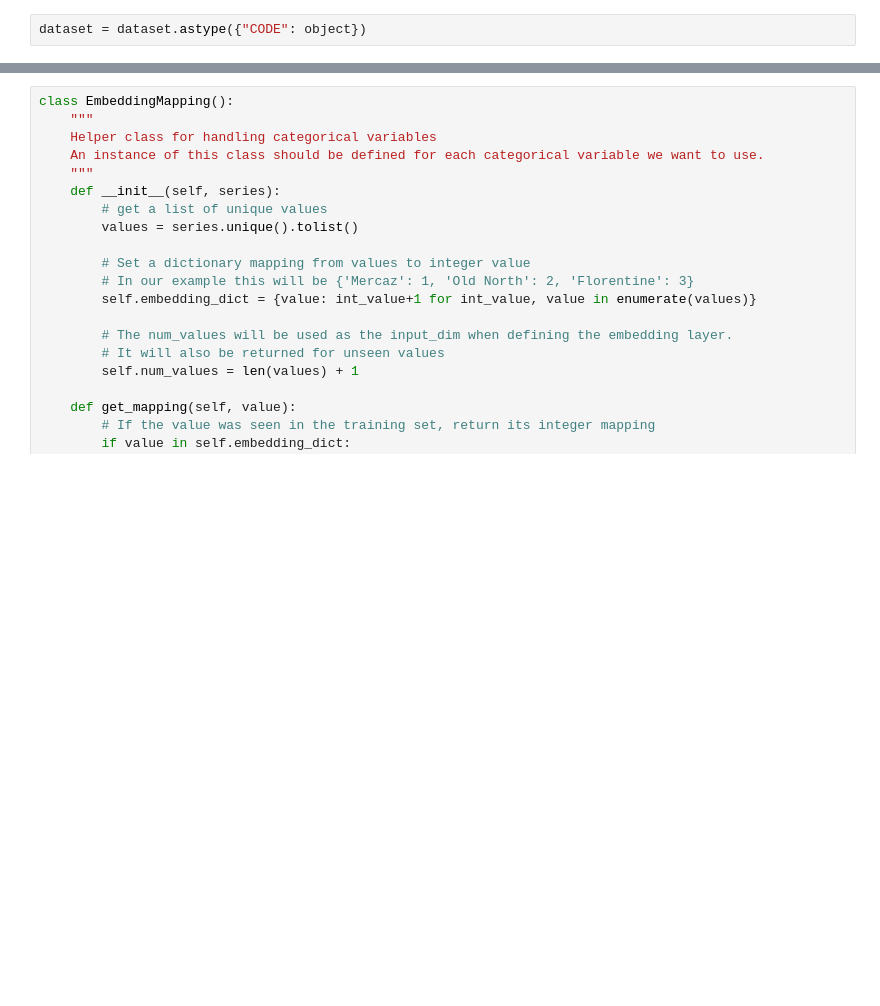
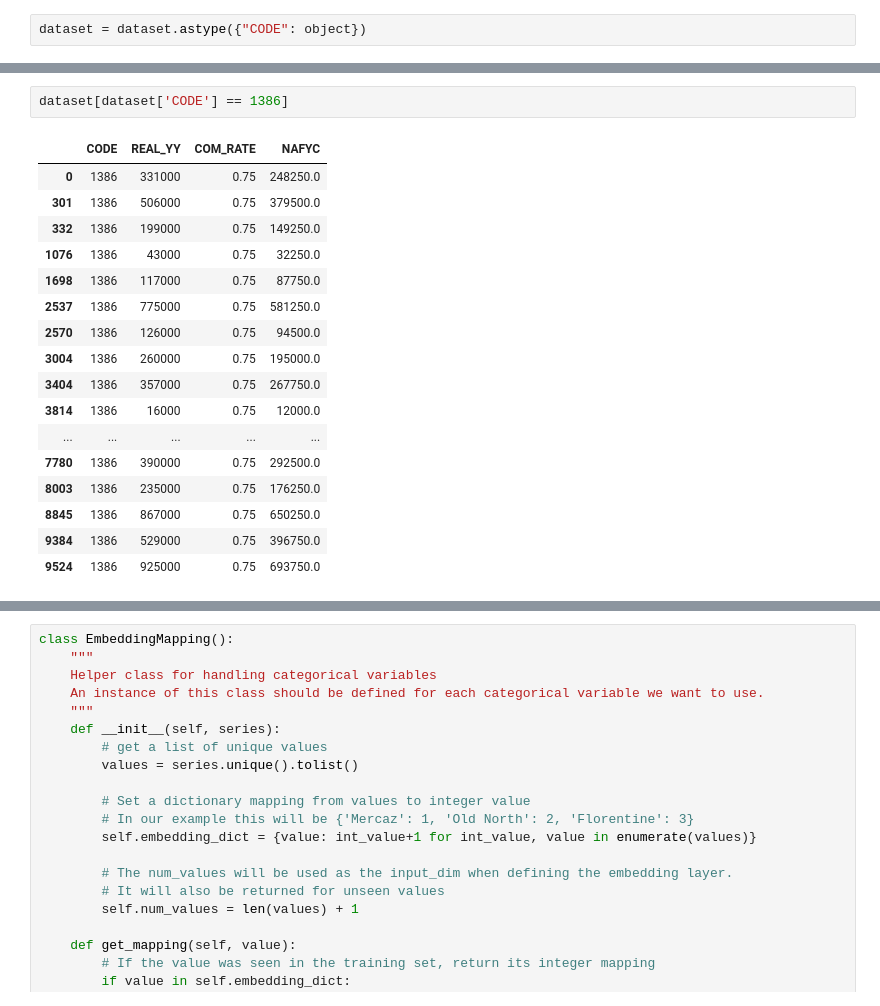
Before and after one commit to dolmani38/non-linear-regression, a Jupyter notebook: Regession_test_0804.ipynb, the cells around one changed output, grey strips where cells are left out. Drawn from its saved outputs; the diff is of its cells as text; blank space fills up the shorter version.

```diff
--- a/Regession_test_0804.ipynb
+++ b/Regession_test_0804.ipynb
@@ -177,3 +184,23 @@ structure(dataset)
+# %%
+dataset[dataset['CODE'] == 1386]
+# %% [output]
+|  | CODE | REAL_YY | COM_RATE | NAFYC |
+| 0 | 1386 | 331000 | 0.75 | 248250.0 |
+| 301 | 1386 | 506000 | 0.75 | 379500.0 |
+| 332 | 1386 | 199000 | 0.75 | 149250.0 |
+| 1076 | 1386 | 43000 | 0.75 | 32250.0 |
+| 1698 | 1386 | 117000 | 0.75 | 87750.0 |
+| 2537 | 1386 | 775000 | 0.75 | 581250.0 |
+| 2570 | 1386 | 126000 | 0.75 | 94500.0 |
+| 3004 | 1386 | 260000 | 0.75 | 195000.0 |
+| 3404 | 1386 | 357000 | 0.75 | 267750.0 |
+| 3814 | 1386 | 16000 | 0.75 | 12000.0 |
+| ... | ... | ... | ... | ... |
+| 7780 | 1386 | 390000 | 0.75 | 292500.0 |
+| 8003 | 1386 | 235000 | 0.75 | 176250.0 |
+| 8845 | 1386 | 867000 | 0.75 | 650250.0 |
+| 9384 | 1386 | 529000 | 0.75 | 396750.0 |
+| 9524 | 1386 | 925000 | 0.75 | 693750.0 |
 # %%
 # zscore norm
 
```
Also changed, not shown: parts of 11 cells of this notebook.
